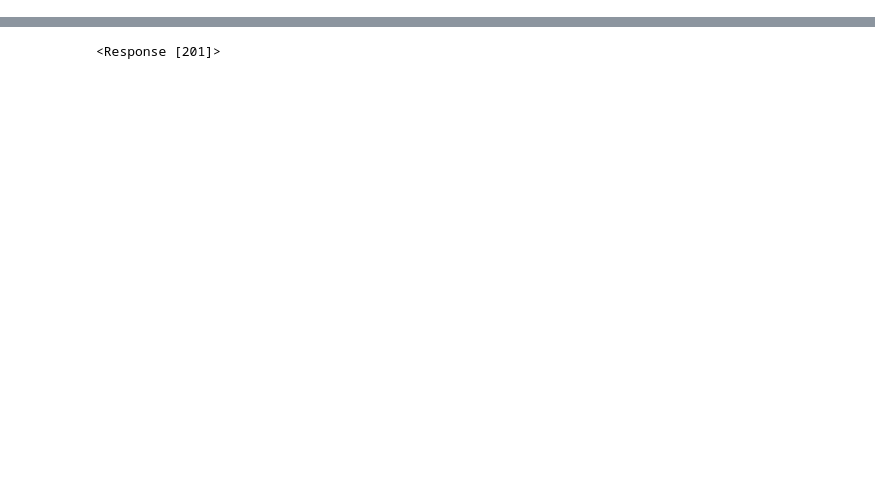
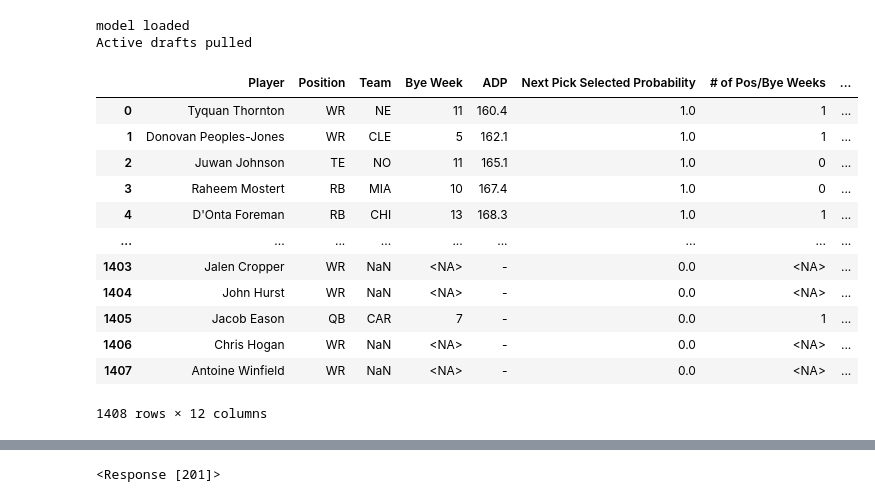
Before and after one commit to ConnorDeLong/Underdog-FF-Draft-Prediction, a Jupyter notebook: UD_draft_model/app/test.ipynb, the cells around one changed output, grey strips where cells are left out. Saved outputs shown, nothing was run; the diff lists cells and outputs as text; code cells hidden in the pictures; blank space fills up the shorter version.

```diff
--- a/UD_draft_model/app/test.ipynb
+++ b/UD_draft_model/app/test.ipynb
@@ -33,0 +677,50 @@ from UD_draft_model.modeling.model_version import ModelVersion
+# %%
+from os.path import join
+
+from UD_draft_model.app.get_credentials import Credentials, get_headers
+import UD_draft_model.credentials.credentials as _credentials
+from UD_draft_model.app.app import get_active_drafts, get_draft_params, load_model
+# from UD_draft_model.app.draft import Draft
+
+CHROMEDRIVER_PATH = "/usr/bin/chromedriver"
+
+MODEL_PATH = "../modeling/models"
+MODEL = "LogisticRegression_v01_v001"
+
+chromedriver_path = "/usr/bin/chromedriver"
+
+username = _credentials.username
+password = _credentials.password
+headers = get_headers(username, password, chromedriver_path, save_headers=True)
+valid_credentials = True
+
+model = load_model(join(MODEL_PATH, MODEL))
+
+df_active = get_active_drafts(headers)
+
+try:
+    params = get_draft_params(df_active, "cc61de95-5f41-40a0-b04d-bd6f3fdc3076")
+    draft = Draft(params, headers, model, session_state=None)
+    draft.initialize_draft_attrs()
+    draft.update_draft_attrs()
+    draft.create_df_final_players()
+except:
+    print("Draft no longer active")
+
+draft.df_final_players
+# %% [output]
+model loaded
+Active drafts pulled
+|  | Player | Position | Team | Bye Week | ADP | Next Pick Selected Probability | # of Pos/Bye Weeks | ... |
+| 0 | Tyquan Thornton | WR | NE | 11 | 160.4 | 1.0 | 1 | ... |
+| 1 | Donovan Peoples-Jones | WR | CLE | 5 | 162.1 | 1.0 | 1 | ... |
+| 2 | Juwan Johnson | TE | NO | 11 | 165.1 | 1.0 | 0 | ... |
+| 3 | Raheem Mostert | RB | MIA | 10 | 167.4 | 1.0 | 0 | ... |
+| 4 | D'Onta Foreman | RB | CHI | 13 | 168.3 | 1.0 | 1 | ... |
+| ... | ... | ... | ... | ... | ... | ... | ... | ... |
+| 1403 | Jalen Cropper | WR | NaN | <NA> | - | 0.0 | <NA> | ... |
+| 1404 | John Hurst | WR | NaN | <NA> | - | 0.0 | <NA> | ... |
+| 1405 | Jacob Eason | QB | CAR | 7 | - | 0.0 | 1 | ... |
+| 1406 | Chris Hogan | WR | NaN | <NA> | - | 0.0 | <NA> | ... |
+| 1407 | Antoine Winfield | WR | NaN | <NA> | - | 0.0 | <NA> | ... |
+1408 rows × 12 columns
```
Also changed, not shown: parts of 4 cells of this notebook, 6 other files.
